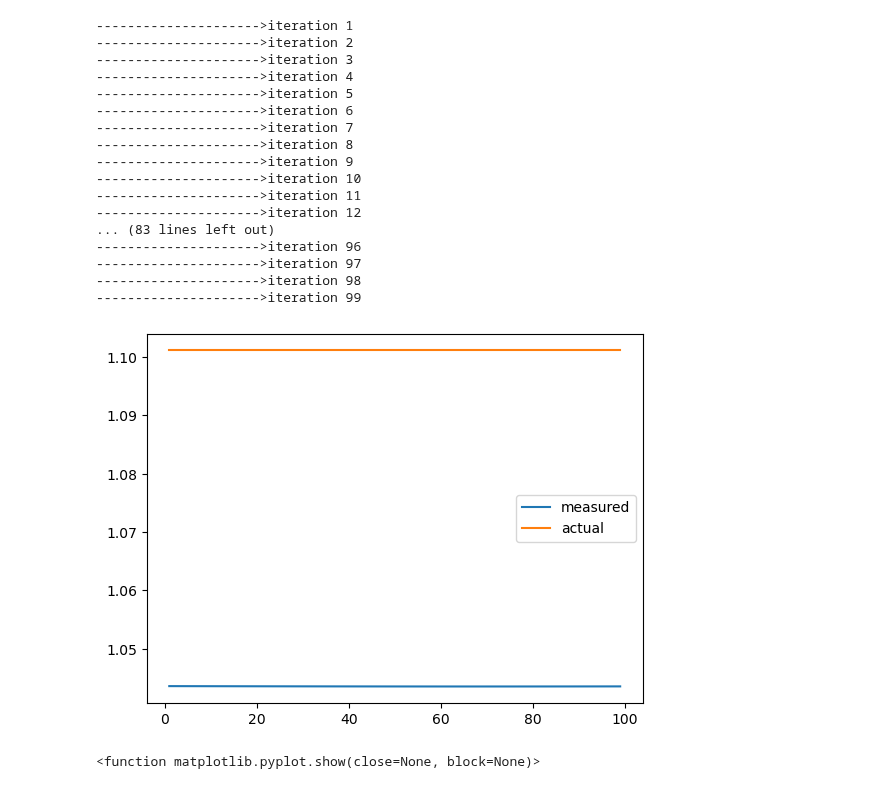
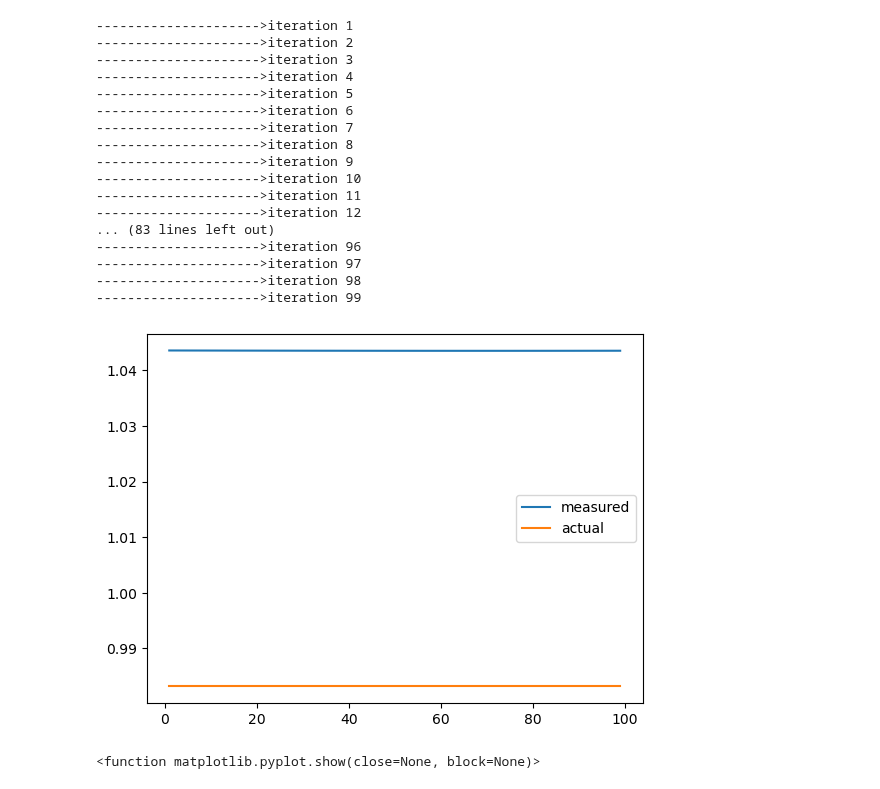
Before and after one commit to ayush-thakur/DSE_IEEE_14_bus, a Jupyter notebook: DSE_WLS_2.ipynb, the cells around one changed output. Drawn from its saved outputs; the diff is of its cells as text; code cells hidden in the pictures.

```diff
--- a/DSE_WLS_2.ipynb
+++ b/DSE_WLS_2.ipynb
@@ -406,35 +406,35 @@ for x in range (1,100):
         y_g[i1].append(V[i1].item())
 
     x_g.append(x)
-    y_error.append((df['Subsystem #1|CTLs|Vars|Vrms_1'][0]/10)-y_g[0][x-1])
-    y_actual.append(df['Subsystem #1|CTLs|Vars|Vrms_1'][0]/10)
+    y_error.append((df['Subsystem #1|CTLs|Vars|Vrms_1'][0]/11)-y_g[0][x-1])
+    y_actual.append(df['Subsystem #1|CTLs|Vars|Vrms_1'][0]/11)
 plot.plot(x_g,y_g[0],label="measured")
 plot.plot(x_g,y_actual,label="actual")
 plot.legend()
 plot.show()
 plot.plot(x_g,y_error,label="error")
 plot.title('Voltage Magnitude')
 plot.xlabel('time stamp')
 plot.ylabel('Magnitude (p.u.)')
 plot.xlim(1,nbus)
 plot.show
 # %% [output]
 --------------------->iteration 1
 --------------------->iteration 2
 --------------------->iteration 3
 --------------------->iteration 4
 --------------------->iteration 5
 --------------------->iteration 6
 --------------------->iteration 7
 --------------------->iteration 8
 --------------------->iteration 9
 --------------------->iteration 10
 --------------------->iteration 11
 --------------------->iteration 12
 ... (83 lines left out)
 --------------------->iteration 96
 --------------------->iteration 97
 --------------------->iteration 98
 --------------------->iteration 99
-[figure, old version]
+[figure, new version]
 <function matplotlib.pyplot.show(close=None, block=None)>
```
Also changed, not shown: parts of 1 cell of this notebook, 2 other files.
